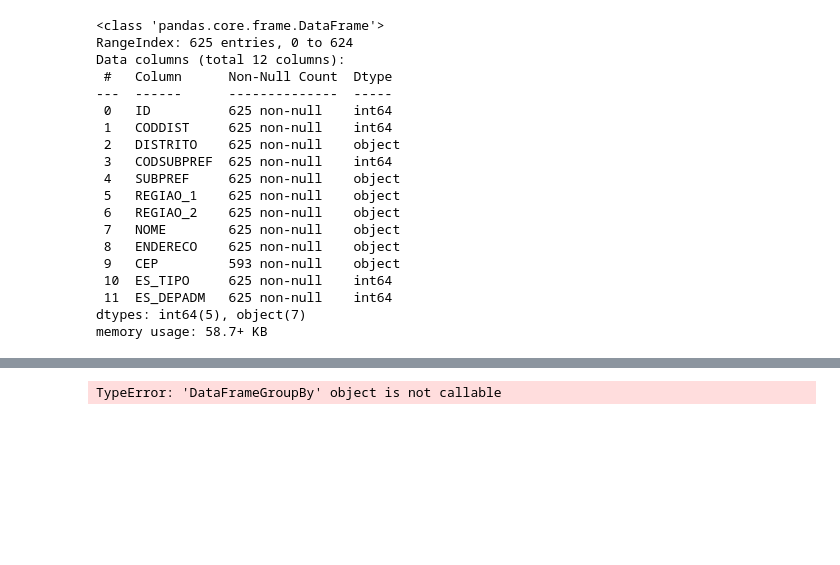
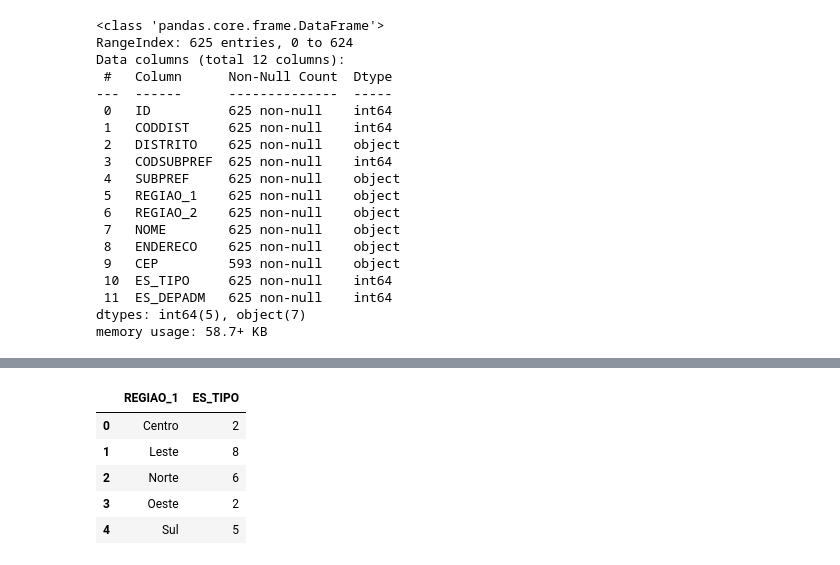
Before and after one commit to DataEtnos/estudos_python, a Jupyter notebook: Projeto_1_Tecnicas_de_analises_de_dados_.ipynb, the cells around one changed output, grey strips where cells are left out. Cells and saved outputs as stored; diff of their text form; code cells hidden in the pictures; blank space fills up the shorter version.

```diff
--- a/Projeto_1_Tecnicas_de_analises_de_dados_.ipynb
+++ b/Projeto_1_Tecnicas_de_analises_de_dados_.ipynb
@@ -143,6 +161,12 @@ local
 | 21 | 22 | 20 | CARRAO | 26 | ARICANDUVA-FORMOSA-CARRAO | Leste | Leste 1 | CE VILA MANCHESTER/CEE VICENTE IT... | Praça Haroldo Daltro, s/nº | 03444-090 | ... |
 | 22 | 23 | 91 | VILA MARIA | 7 | VILA MARIA-VILA GUILHERME | Norte | Norte 2 | CE Vila Maria/CEE Tomaz Mazzoni | Pç. Jânio da Silva Quadros, 150 | 02132-000 | ... |
 # %%
-esporte = local.groupby(["REGIAO_1"])("ES_TIPO").agg("count").reset_index()
+esporte = local.groupby(["REGIAO_1"])["ES_TIPO"].agg("count").reset_index()
+esporte
 # %% [output]
-TypeError: 'DataFrameGroupBy' object is not callable
+|  | REGIAO_1 | ES_TIPO |
+| 0 | Centro | 2 |
+| 1 | Leste | 8 |
+| 2 | Norte | 6 |
+| 3 | Oeste | 2 |
+| 4 | Sul | 5 |
```
Also changed, not shown: parts of 5 cells of this notebook.
